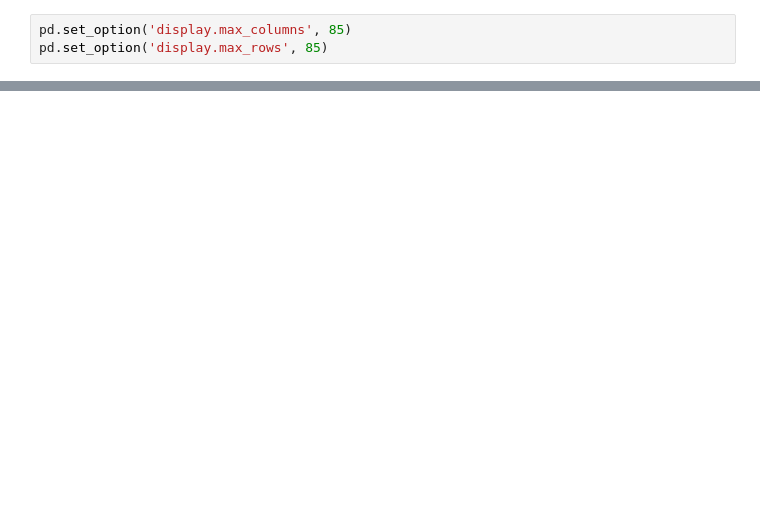
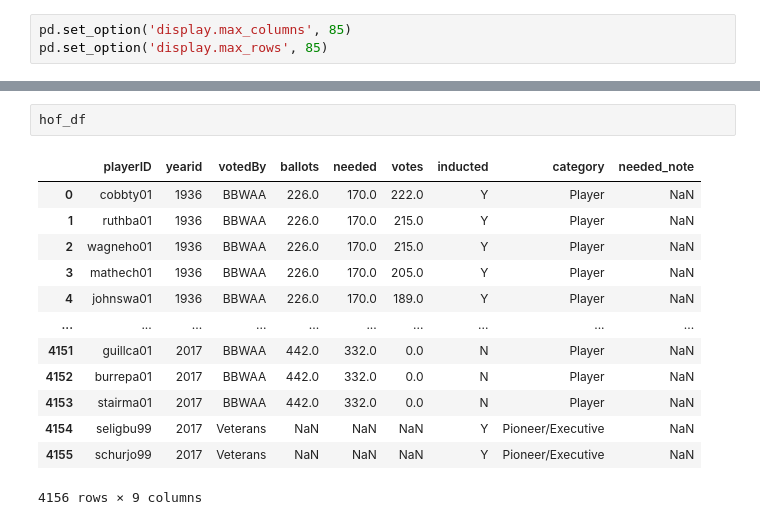
Before and after one commit to floattheboat/baseball-analyses, a Jupyter notebook: python/hof-batters.ipynb, the cells around one changed output, grey strips where cells are left out. Saved outputs shown, nothing was run; the diff lists cells and outputs as text; blank space fills up the shorter version.

```diff
--- a/python/hof-batters.ipynb
+++ b/python/hof-batters.ipynb
@@ -42,0 +53,16 @@ batting_career
+# %%
+hof_df
+# %% [output]
+|  | playerID | yearid | votedBy | ballots | needed | votes | inducted | category | needed_note |
+| 0 | cobbty01 | 1936 | BBWAA | 226.0 | 170.0 | 222.0 | Y | Player | NaN |
+| 1 | ruthba01 | 1936 | BBWAA | 226.0 | 170.0 | 215.0 | Y | Player | NaN |
+| 2 | wagneho01 | 1936 | BBWAA | 226.0 | 170.0 | 215.0 | Y | Player | NaN |
+| 3 | mathech01 | 1936 | BBWAA | 226.0 | 170.0 | 205.0 | Y | Player | NaN |
+| 4 | johnswa01 | 1936 | BBWAA | 226.0 | 170.0 | 189.0 | Y | Player | NaN |
+| ... | ... | ... | ... | ... | ... | ... | ... | ... | ... |
+| 4151 | guillca01 | 2017 | BBWAA | 442.0 | 332.0 | 0.0 | N | Player | NaN |
+| 4152 | burrepa01 | 2017 | BBWAA | 442.0 | 332.0 | 0.0 | N | Player | NaN |
+| 4153 | stairma01 | 2017 | BBWAA | 442.0 | 332.0 | 0.0 | N | Player | NaN |
+| 4154 | seligbu99 | 2017 | Veterans | NaN | NaN | NaN | Y | Pioneer/Executive | NaN |
+| 4155 | schurjo99 | 2017 | Veterans | NaN | NaN | NaN | Y | Pioneer/Executive | NaN |
+4156 rows × 9 columns
```
Also changed, not shown: parts of 16 cells of this notebook, 1 other file.
